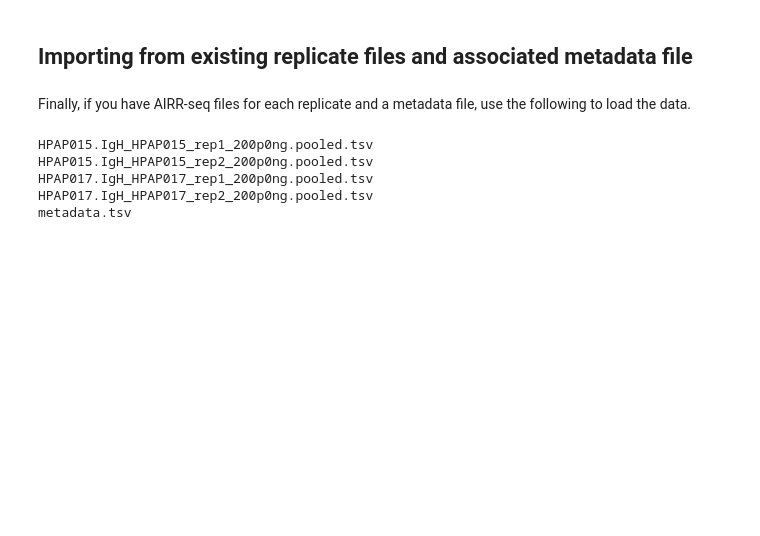
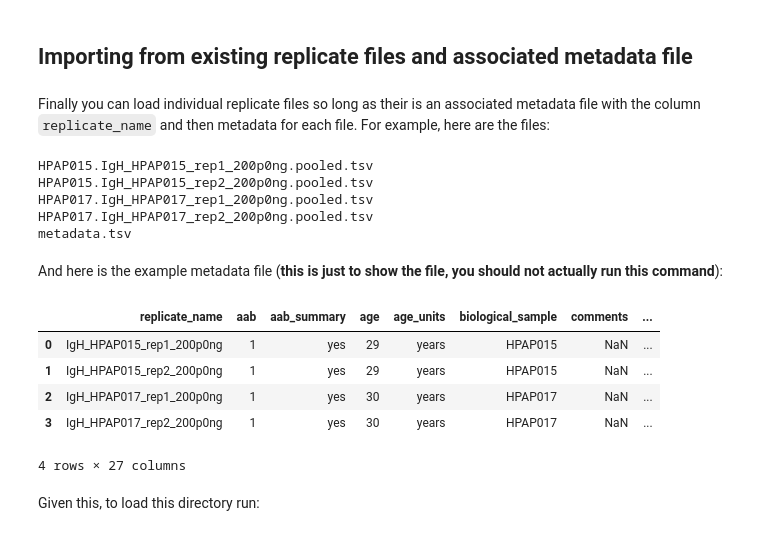
Before and after one commit to flutac/hicutils, a Jupyter notebook: docs/notebooks/loading_data.ipynb, the cells around one changed output. Cells and saved outputs as stored; diff of their text form; code cells hidden in the pictures; blank space fills up the shorter version.

```diff
--- a/docs/notebooks/loading_data.ipynb
+++ b/docs/notebooks/loading_data.ipynb
@@ -59,7 +59,7 @@ io.read_tsvs('example_data_meta_in_names', ['disease'])
 # %% [markdown]
 ## Importing from existing replicate files and associated metadata file
 # %% [markdown]
-Finally, if you have AIRR-seq files for each replicate and a metadata file, use the following to load the data.
+Finally you can load individual replicate files so long as their is an associated metadata file with the column `replicate_name` and then metadata for each file. For example, here are the files:
 # %%
 %%bash
 ls example_data_immunedb
@@ -69,6 +69,20 @@ HPAP015.IgH_HPAP015_rep2_200p0ng.pooled.tsv
 HPAP017.IgH_HPAP017_rep1_200p0ng.pooled.tsv
 HPAP017.IgH_HPAP017_rep2_200p0ng.pooled.tsv
 metadata.tsv
+# %% [markdown]
+And here is the example metadata file (**this is just to show the file, you should not actually run this command**):
+# %%
+import pandas as pd
+pd.read_csv('example_data_immunedb/metadata.tsv', sep='\t')
+# %% [output]
+|  | replicate_name | aab | aab_summary | age | age_units | biological_sample | comments | ... |
+| 0 | IgH_HPAP015_rep1_200p0ng | 1 | yes | 29 | years | HPAP015 | NaN | ... |
+| 1 | IgH_HPAP015_rep2_200p0ng | 1 | yes | 29 | years | HPAP015 | NaN | ... |
+| 2 | IgH_HPAP017_rep1_200p0ng | 1 | yes | 30 | years | HPAP017 | NaN | ... |
+| 3 | IgH_HPAP017_rep2_200p0ng | 1 | yes | 30 | years | HPAP017 | NaN | ... |
+4 rows × 27 columns
+# %% [markdown]
+Given this, to load this directory run:
 # %%
 import hicutils.core.io as io
 
```
Also changed, not shown: 7 other files.
